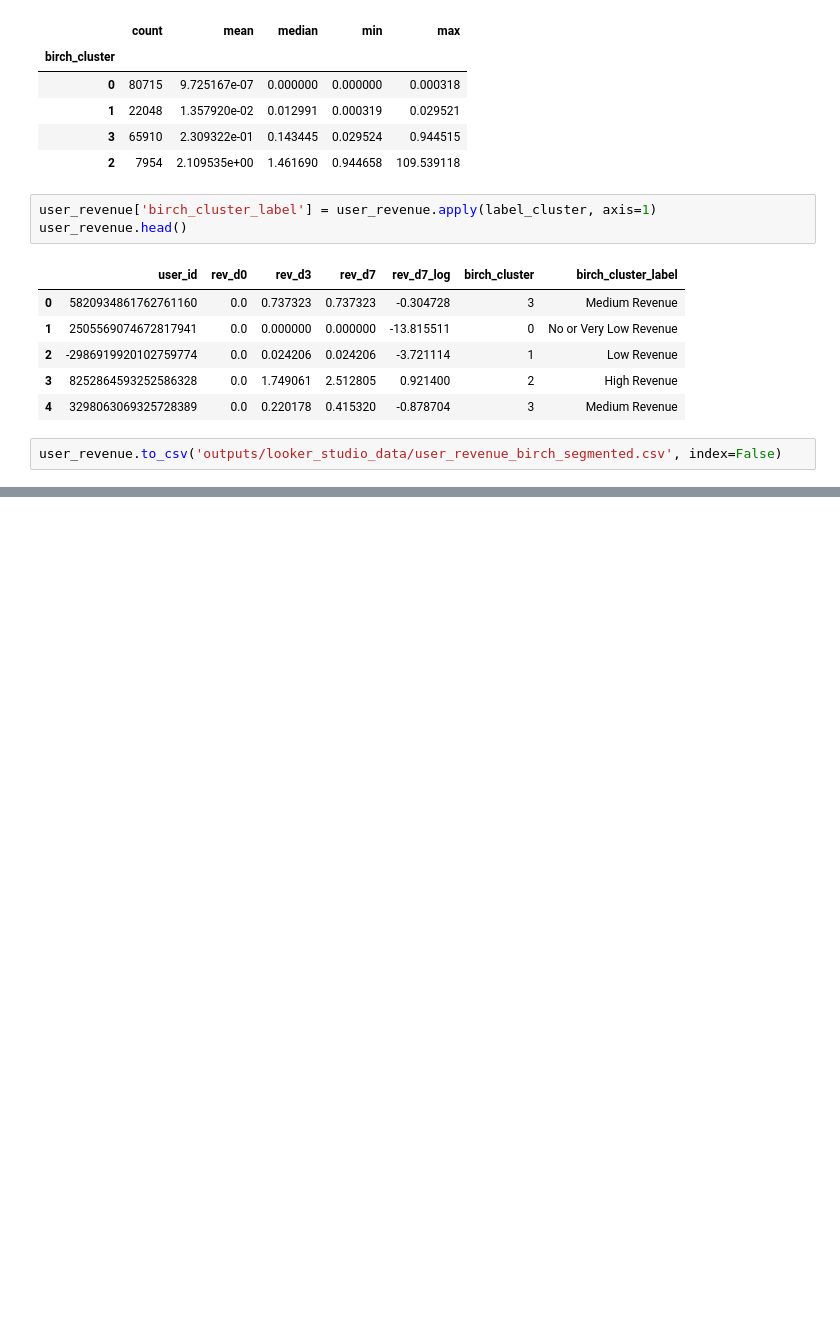
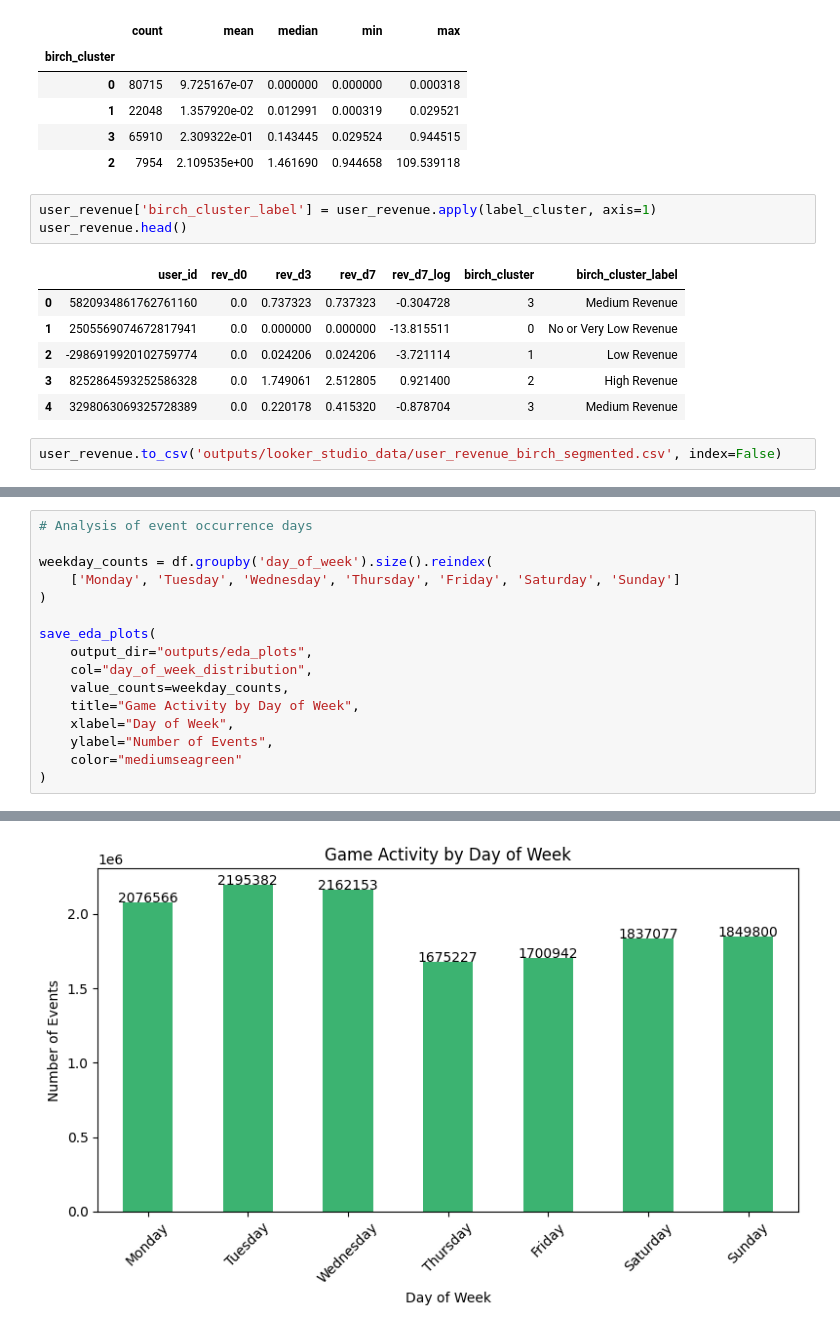
Before and after one commit to ecesuolgunkesici/player-revenue-prediction, a Jupyter notebook: player_revenue_prediction.ipynb, the cells around one changed output, grey strips where cells are left out. Cells and saved outputs as stored; diff of their text form; blank space fills up the shorter version.

```diff
--- a/player_revenue_prediction.ipynb
+++ b/player_revenue_prediction.ipynb
@@ -365,0 +521,17 @@ user_revenue.to_csv('outputs/looker_studio_data/user_revenue_birch_segmented.csv
+# %%
+# Analysis of event occurrence days
+
+weekday_counts = df.groupby('day_of_week').size().reindex(
+    ['Monday', 'Tuesday', 'Wednesday', 'Thursday', 'Friday', 'Saturday', 'Sunday']
+)
+
+save_eda_plots(
+    output_dir="outputs/eda_plots",
+    col="day_of_week_distribution",
+    value_counts=weekday_counts,
+    title="Game Activity by Day of Week",
+    xlabel="Day of Week",
+    ylabel="Number of Events",
+    color="mediumseagreen"
+)
+# %% [output]
@@ -365,0 +539 @@ user_revenue.to_csv('outputs/looker_studio_data/user_revenue_birch_segmented.csv
+[figure, added]
```
Also changed, not shown: parts of 25 cells of this notebook, 4 other files.
